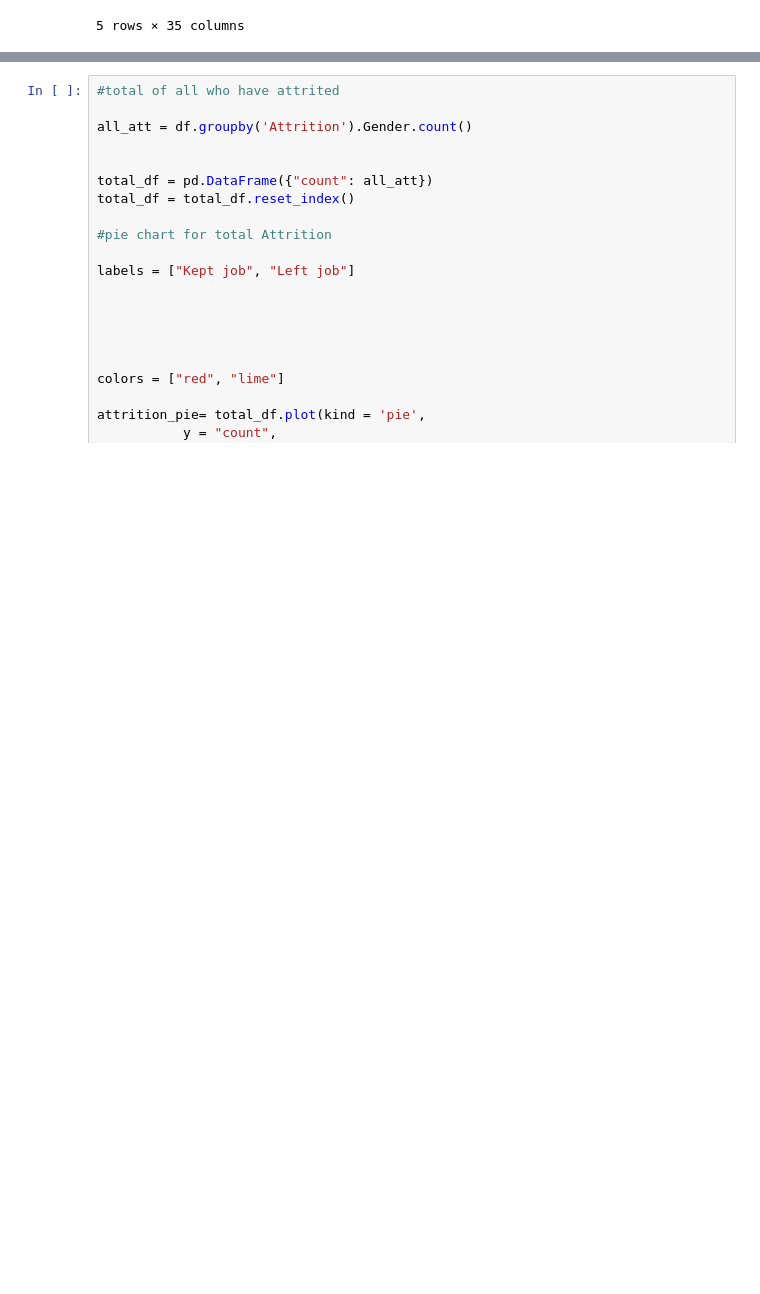
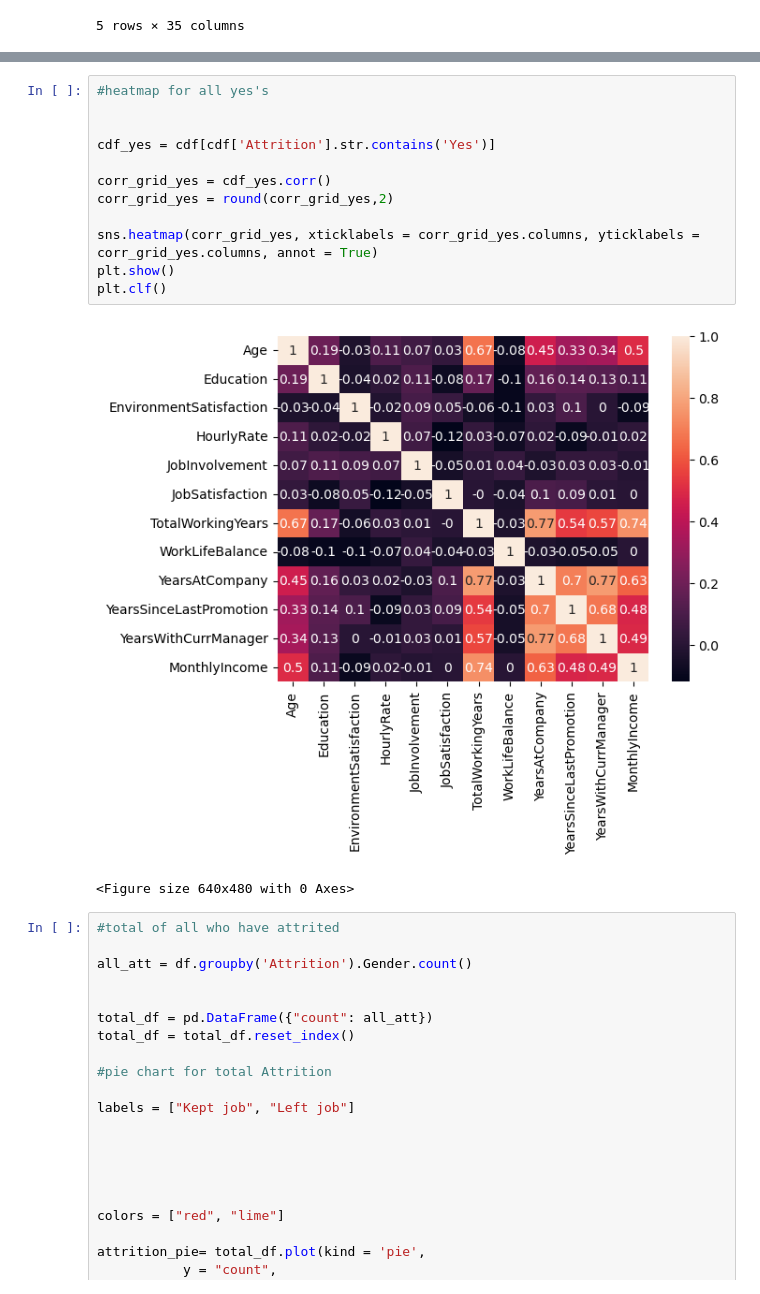
Before and after one commit to Jeff-Wince/GroupProj_Aakash_Jeff_Sonila_Stephanie, a Jupyter notebook: HR-Employee-Attrition.ipynb, the cells around one changed output, grey strips where cells are left out. Saved outputs shown, nothing was run; the diff lists cells and outputs as text; blank space fills up the shorter version.

```diff
--- a/HR-Employee-Attrition.ipynb
+++ b/HR-Employee-Attrition.ipynb
@@ -42,3 +75,18 @@ cdf
+# %%
+#heatmap for all yes's
+
+
+cdf_yes = cdf[cdf['Attrition'].str.contains('Yes')]
+
+corr_grid_yes = cdf_yes.corr()
+corr_grid_yes = round(corr_grid_yes,2)
+
+sns.heatmap(corr_grid_yes, xticklabels = corr_grid_yes.columns, yticklabels = corr_grid_yes.columns, annot = True)
+plt.show()
+plt.clf()
+# %% [output]
+[figure, added]
+<Figure size 640x480 with 0 Axes>
 # %%
 #total of all who have attrited
 
```
Also changed, not shown: parts of 43 cells of this notebook, 1 other file.
